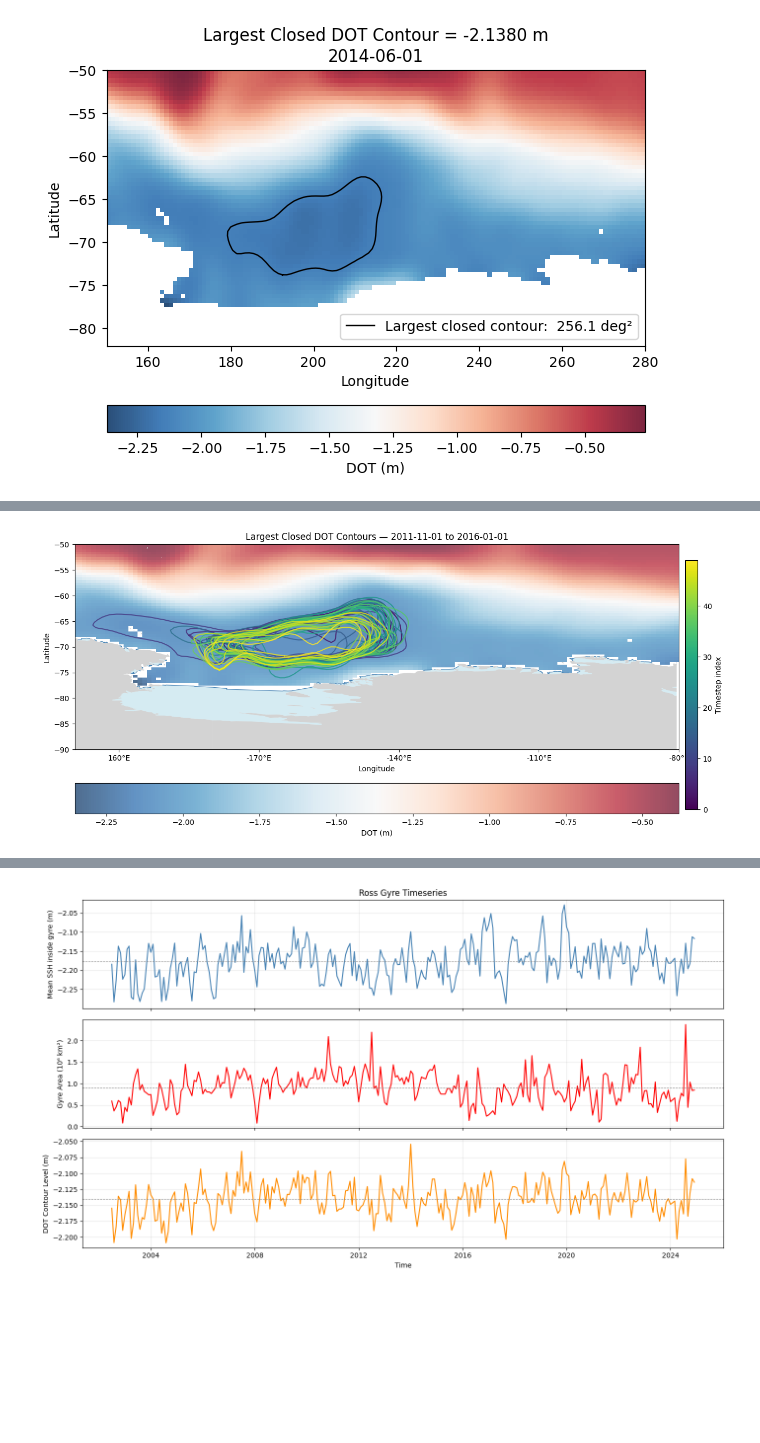
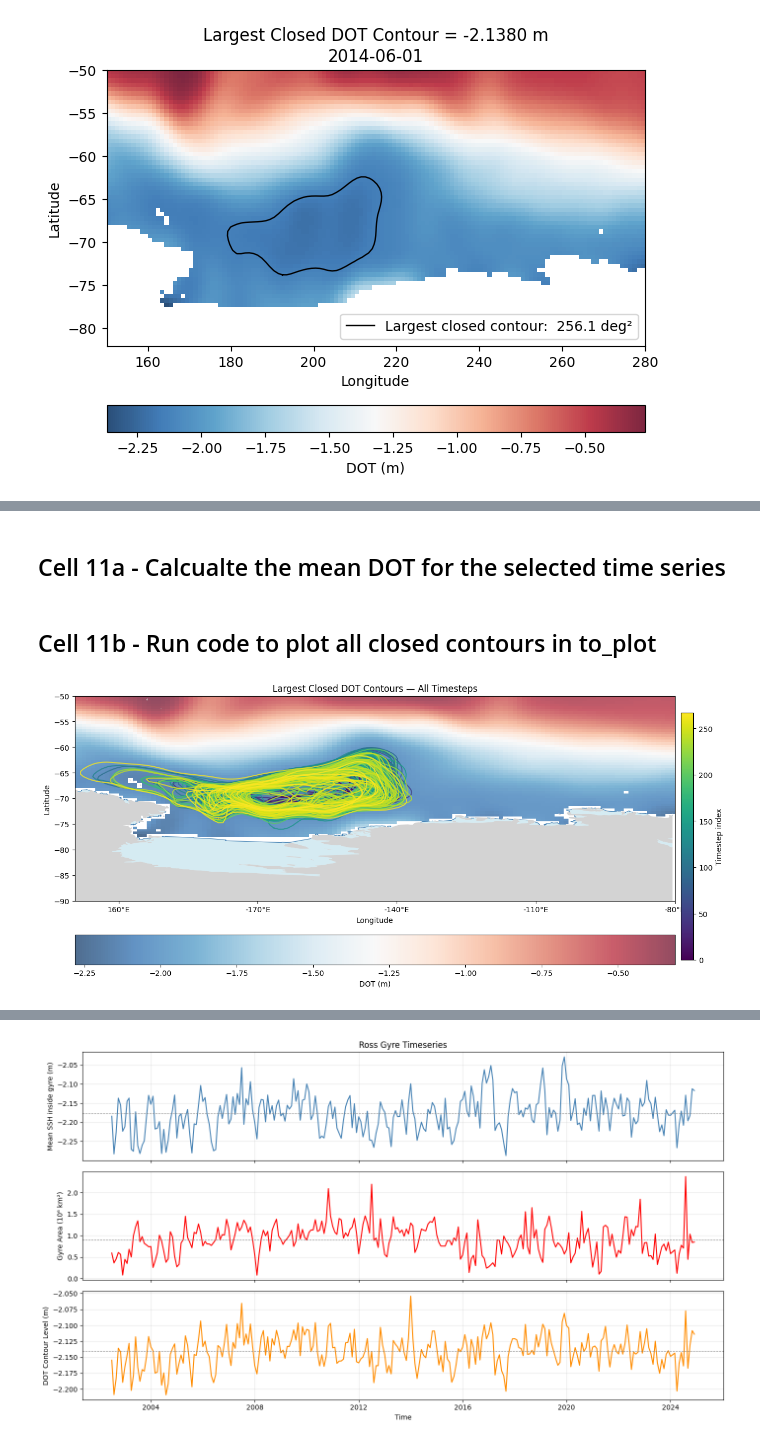
Before and after one commit to isabelle-white/SLA_analysis, a Jupyter notebook: Scripts/phd_scripts/largest_closed_contour.ipynb, the cells around one changed output, grey strips where cells are left out. Cells and saved outputs as stored; diff of their text form; code cells hidden in the pictures; blank space fills up the shorter version.

Commit message:
titled and described all cells in the notebook

```diff
--- a/Scripts/phd_scripts/largest_closed_contour.ipynb
+++ b/Scripts/phd_scripts/largest_closed_contour.ipynb
@@ -401,7 +419,7 @@ if best_paths:
         )
 
     ax.set_title(
-        f'Highest Closed DOT Contour = {best_level:.4f} m\n'
+        f'Deepest Closed DOT Contour = {best_level:.4f} m\n'
         f'{str(ds.time[time_idx].values)[:10]}'
     )
 else:
@@ -605,8 +669,8 @@ Done. 268 of 268 timesteps have a closed contour.
 # 'range'   : a range of timestep indices, e.g. plot_selection = (0, 24)
 # 'all'     : every timestep with a valid contour
 
-plot_mode      = 'range'        # 'single', 'range', or 'all'
-plot_selection = (112, 161)        # used for 'single' (int) or 'range' (tuple)
+plot_mode      = 'all'        # 'single', 'range', or 'all'
+plot_selection = (112)        # used for 'single' (int) or 'range' (tuple)
 
 # --- Build list of results to plot ---
 if plot_mode == 'single':
@@ -624,3 +717,33 @@ Plotting 50 timestep(s)
+# %% [markdown]
+## Cell 11a - Calcualte the mean DOT for the selected time series
+# %%
+dot_stack = []
+for result in to_plot:
+    if not crosses_dateline:
+        ds_i = ds.sel(longitude=slice(lon_min, lon_max),
+                      latitude=slice(lat_min, lat_max),
+                      time=ds.time[result['time_idx']])
+        dot_i = np.where(ds_i['land_mask'].values.T == 1, np.nan, ds_i['dot'].values.T)
+        lons_ref = ds_i['longitude'].values
+        lats_ref = ds_i['latitude'].values
+    else:
+        ds_A = ds.sel(longitude=slice(lon_min, 180),
+                      latitude=slice(lat_min, lat_max),
+                      time=ds.time[result['time_idx']])
+        ds_B = ds.sel(longitude=slice(-180, lon_max),
+                      latitude=slice(lat_min, lat_max),
+                      time=ds.time[result['time_idx']])
+        ds_B = ds_B.assign_coords(longitude=ds_B.longitude.values + 360)
+        ds_i = xr.concat([ds_A, ds_B], dim='longitude', data_vars='all')
+        dot_i = np.where(ds_i['land_mask'].values.T == 1, np.nan, ds_i['dot'].values.T)
+        lons_ref = ds_i['longitude'].values
+        lats_ref = ds_i['latitude'].values
+    dot_stack.append(dot_i)
+
+dot_mean = np.nanmean(np.stack(dot_stack, axis=0), axis=0)  # shape: (lat, lon)
+lon_grid_ref, lat_grid_ref = np.meshgrid(lons_ref, lats_ref)
+# %% [markdown]
+## Cell 11b - Run code to plot all closed contours in to_plot
 # %%
 fig, ax = plt.subplots(figsize=(13, 6))
 
@@ -651,7 +774,7 @@ else:
 
 lon_grid_ref, lat_grid_ref = np.meshgrid(lons_ref, lats_ref)
 
-pcm = ax.pcolormesh(lon_grid_ref, lat_grid_ref, dot_ref, cmap='RdBu_r', shading='auto', alpha=0.7, zorder=1)
+pcm = ax.pcolormesh(lon_grid_ref, lat_grid_ref, dot_mean, cmap='RdBu_r', shading='auto', alpha=0.7, zorder=1)
 
 # Shapefiles
 _land.plot(ax=ax,      color='lightgray', edgecolor='none',  zorder=2)
@@ -674,31 +797,31 @@ n      = len(to_plot)
 
 for i, result in enumerate(to_plot):
     color = cmap_t(i / max(n - 1, 1))
     label = str(result['time'])[:10] if plot_mode in ('single', 'range') and n <= 12 else None
     ax.plot(
         result['verts'][:, 0], result['verts'][:, 1],
         color=color, linewidth=1.5, alpha=0.8, label=label, zorder=4
     )
 
 sm = plt.cm.ScalarMappable(cmap=cmap_t, norm=plt.Normalize(0, n - 1))
 sm.set_array([])
 cbar_t = plt.colorbar(sm, ax=ax, orientation='vertical', pad=0.01, fraction=0.02)
 cbar_t.set_label('Timestep index')
 plt.colorbar(pcm, ax=ax, label='DOT (m)', orientation='horizontal', pad=0.12)
 
 if plot_mode == 'single':
     ax.set_title(f'Largest Closed DOT Contour\n{str(to_plot[0]["time"])[:10]}')
 elif plot_mode == 'range':
     ax.set_title(f'Largest Closed DOT Contours — {str(to_plot[0]["time"])[:10]} to {str(to_plot[-1]["time"])[:10]}')
 else:
     ax.set_title('Largest Closed DOT Contours — All Timesteps')
 
 if plot_mode in ('single', 'range') and n <= 12:
     ax.legend(loc='lower right', fontsize=8)
 
 ax.set_xlabel('Longitude')
 ax.set_ylabel('Latitude')
 plt.tight_layout()
 plt.show()
 # %% [output]
-[figure, old version]
+[figure, new version]
```
Also changed, not shown: parts of 23 cells of this notebook.
